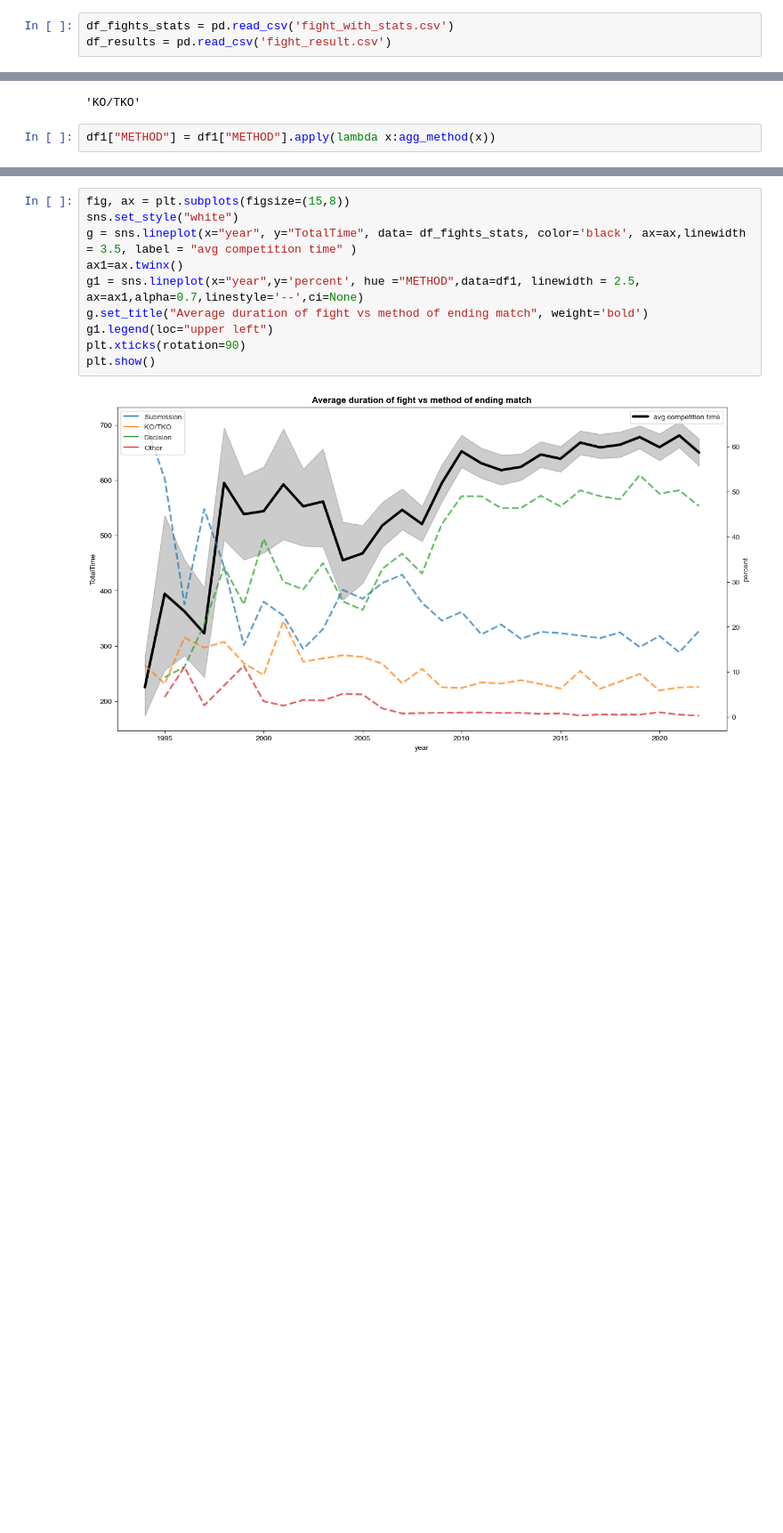
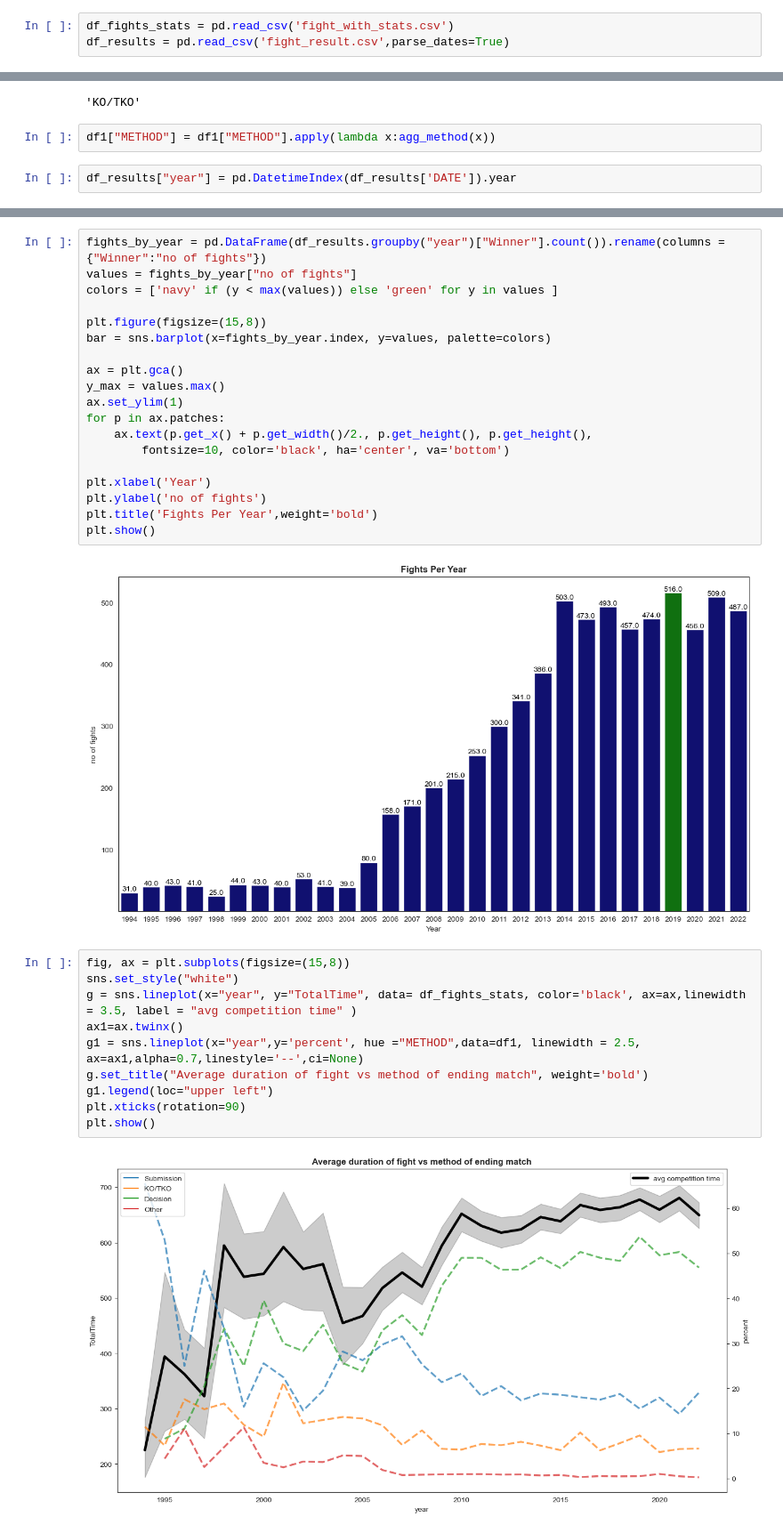
Before and after one commit to Mirda81/UFC-predictor-app, a Jupyter notebook: Grafy.ipynb, the cells around one changed output, grey strips where cells are left out. Shown: that part at 89% size. Cells and saved outputs as stored; diff of their text form; blank space fills up the shorter version.

```diff
--- a/Grafy.ipynb
+++ b/Grafy.ipynb
@@ -5,7 +5,7 @@ import matplotlib.pyplot as plt
 import seaborn as sns
 # %%
 df_fights_stats = pd.read_csv('fight_with_stats.csv')
-df_results = pd.read_csv('fight_result.csv')
+df_results = pd.read_csv('fight_result.csv',parse_dates=True)
 # %%
 df_fights_stats["year"] = pd.DatetimeIndex(df_fights_stats['DATE_Event']).year
 # %%
@@ -37,3 +37,5 @@ agg_method('KO/TKO - ground')
 'KO/TKO'
 # %%
 df1["METHOD"] = df1["METHOD"].apply(lambda x:agg_method(x))
+# %%
+df_results["year"] = pd.DatetimeIndex(df_results['DATE']).year
@@ -40,3 +62,24 @@ df1["METHOD"] = df1["METHOD"].apply(lambda x:agg_method(x))
+# %%
+fights_by_year = pd.DataFrame(df_results.groupby("year")["Winner"].count()).rename(columns ={"Winner":"no of fights"})
+values = fights_by_year["no of fights"]
+colors = ['navy' if (y < max(values)) else 'green' for y in values ]
+
+plt.figure(figsize=(15,8))
+bar = sns.barplot(x=fights_by_year.index, y=values, palette=colors)
+
+ax = plt.gca()
+y_max = values.max()
+ax.set_ylim(1)
+for p in ax.patches:
+    ax.text(p.get_x() + p.get_width()/2., p.get_height(), p.get_height(),
+        fontsize=10, color='black', ha='center', va='bottom')
+
+plt.xlabel('Year')
+plt.ylabel('no of fights')
+plt.title('Fights Per Year',weight='bold')
+plt.show()
+# %% [output]
+[figure, added]
 # %%
 fig, ax = plt.subplots(figsize=(15,8))
 sns.set_style("white")
```
Also changed, not shown: parts of 2 cells of this notebook, 12 other files.
